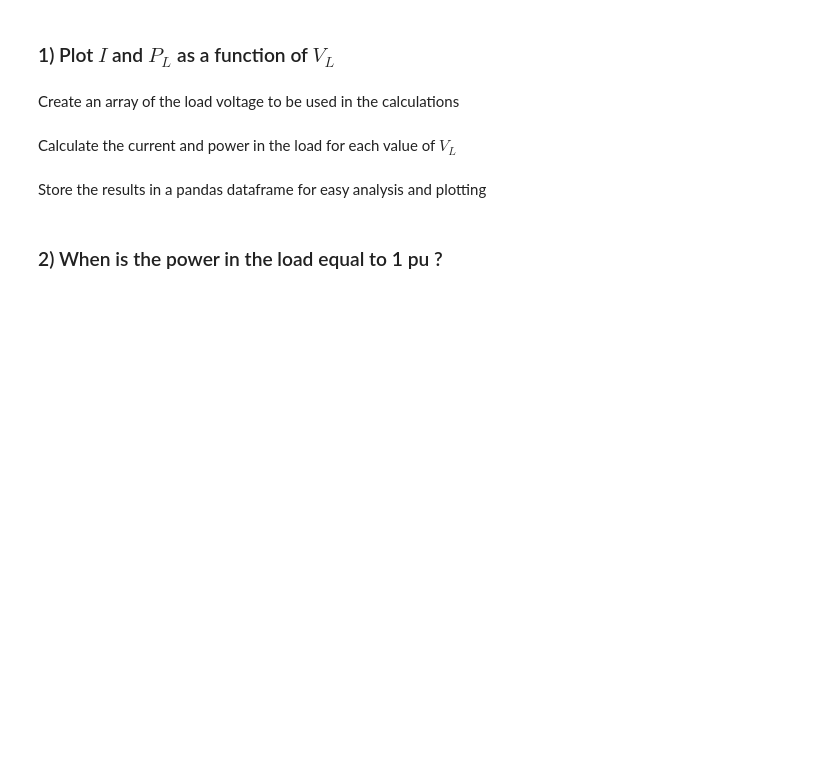
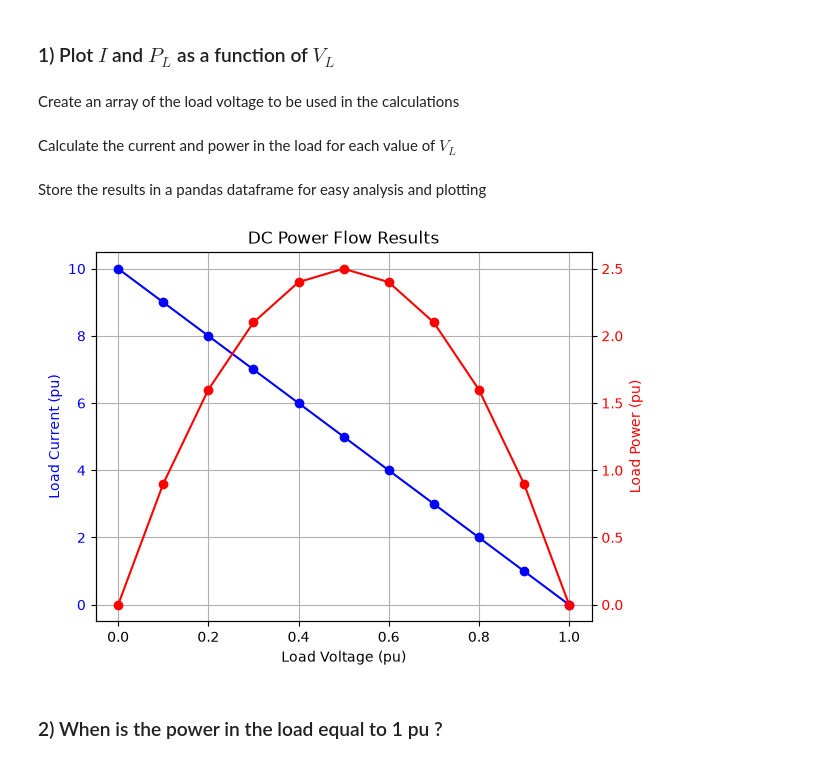
Before and after one commit to aidanleonard-ox/InfrastructureStarter, a Jupyter notebook: StarterNotebooks/D03_S03_DCPowerFlow.ipynb, the cells around one changed output. Cells and saved outputs as stored; diff of their text form; code cells hidden in the pictures; blank space fills up the shorter version.

```diff
--- a/StarterNotebooks/D03_S03_DCPowerFlow.ipynb
+++ b/StarterNotebooks/D03_S03_DCPowerFlow.ipynb
@@ -23,17 +24,43 @@ Rs = 0.1 # resistance in pu
 # %% [markdown]
 Create an array of the load voltage to be used in the calculations
 # %%
-Vl = # TODO: create an array of the load voltages over the range 0 to 1.0 pu
+Vl = np.array([i * 0.1 for i in range(11)])  # TODO: create an array of the load voltages over the range 0 to 1.0 pu
 # %% [markdown]
 Calculate the current and power in the load for each value of $V_{L}$
 # %%
 #TODO: calculate the current and power in the load.
+# Calculate load current
+I = (E - Vl) / Rs
+
+# Calculate load power
+PL = Vl * I
 # %% [markdown]
 Store the results in a pandas dataframe for easy analysis and plotting
 # %%
 results = pd.DataFrame({'VL': Vl, 'I': I, 'PL': PL})
 # %%
 # TODO: plot the results
+
+fig, ax1 = plt.subplots()
+
+# Current on left y-axis
+ax1.plot(results['VL'], results['I'], 'b-o', label='Current')
+ax1.set_xlabel('Load Voltage (pu)')
+ax1.set_ylabel('Load Current (pu)', color='b')
+ax1.tick_params(axis='y', labelcolor='b')
+
+# Power on right y-axis
+ax2 = ax1.twinx()
+ax2.plot(results['VL'], results['PL'], 'r-o', label='Power')
+ax2.set_ylabel('Load Power (pu)', color='r')
+ax2.tick_params(axis='y', labelcolor='r')
+
+# Formatting
+plt.title('DC Power Flow Results')
+ax1.grid(True)
+plt.show()
+# %% [output]
+[figure, added]
 # %% [markdown]
 ### 2) When is the power in the load equal to 1 pu ?
 # %%
```
Also changed, not shown: parts of 2 cells of this notebook, 7 other files.
